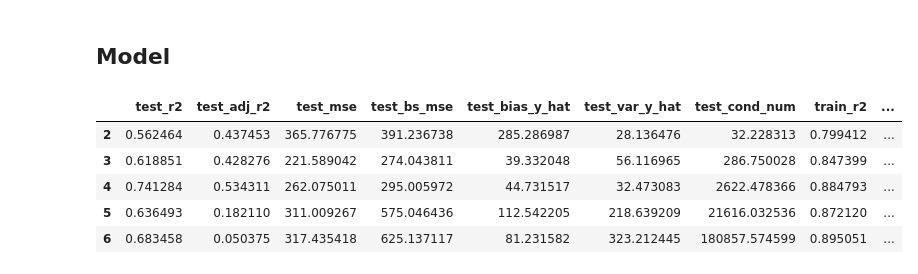
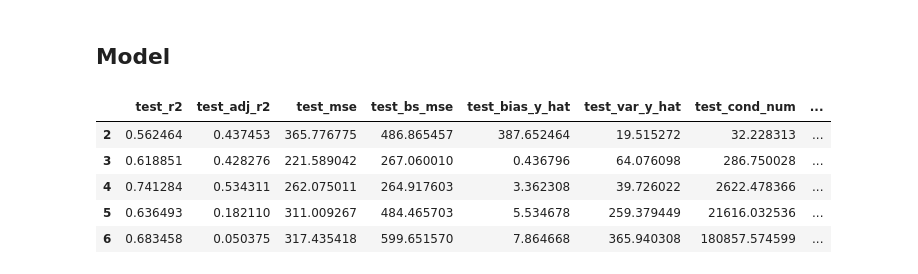
Before and after one commit to 4539453/computational-math, a Jupyter notebook: regression.ipynb, the cells around one changed output. Drawn from its saved outputs; the diff is of its cells as text; code cells hidden in the pictures.

```diff
--- a/regression.ipynb
+++ b/regression.ipynb
@@ -48,6 +38,7 @@ data_params_2 = {
 
 x, y = generate_functional_data(**data_params_1)
 f = data_params_1["f"]
+w_true = np.array([0.0, 1.0, -2.0, 0.5]).reshape((-1, 1))
 # %% [markdown]
 ## Model
 # %%
@@ -96,39 +117,37 @@ def plot(
     plt.show(fig)
 # %%
-# degrees = [1, 2, 10]
-# degrees = range(1, 11)
 degrees = range(2, 7)
 pf = PolynomialFeatures()
 estimator = LinearRegression(transformer=pf)
-bs_sampler = Sampler(type="residuals", estimator=estimator)
+bs_sampler = Sampler(type="cheating", f=f)
 bs = Bootstrap(estimator, bs_sampler, n_bootstraps=100)
 n_cv_splits = 4
 
 
 cv_scores: dict[str, np.ndarray] = {}
 y_hats: list[np.ndarray] = []
 for i, degree in enumerate(degrees):
     # set degree of polynomial features
     pf.degree = degree
     # calculate cv scores
-    score = kfold_cross_validation(bs, x, y, f, n_cv_splits)
+    score = kfold_cross_validation(bs, x, y, f, w_true, n_cv_splits)
     # estimate w_hat on all data
     y_hats.append(estimator.fit(x, y).predict(x).flatten())
     # fill cv_scores dict
     for k, v in score.items():
         if k not in cv_scores.keys():
             cv_scores[k] = np.zeros(len(degrees))
         cv_scores[k][i] = v
 
 # print(pd.DataFrame(cv_scores.values(), index=list(cv_scores.keys()), columns=degrees))
 pd.DataFrame(cv_scores, index=degrees)
 # %% [output]
-|  | test_r2 | test_adj_r2 | test_mse | test_bs_mse | test_bias_y_hat | test_var_y_hat | test_cond_num | train_r2 | ... |
-| 2 | 0.562464 | 0.437453 | 365.776775 | 391.236738 | 285.286987 | 28.136476 | 32.228313 | 0.799412 | ... |
-| 3 | 0.618851 | 0.428276 | 221.589042 | 274.043811 | 39.332048 | 56.116965 | 286.750028 | 0.847399 | ... |
-| 4 | 0.741284 | 0.534311 | 262.075011 | 295.005972 | 44.731517 | 32.473083 | 2622.478366 | 0.884793 | ... |
-| 5 | 0.636493 | 0.182110 | 311.009267 | 575.046436 | 112.542205 | 218.639209 | 21616.032536 | 0.872120 | ... |
-| 6 | 0.683458 | 0.050375 | 317.435418 | 625.137117 | 81.231582 | 323.212445 | 180857.574599 | 0.895051 | ... |
+|  | test_r2 | test_adj_r2 | test_mse | test_bs_mse | test_bias_y_hat | test_var_y_hat | test_cond_num | ... |
+| 2 | 0.562464 | 0.437453 | 365.776775 | 486.865457 | 387.652464 | 19.515272 | 32.228313 | ... |
+| 3 | 0.618851 | 0.428276 | 221.589042 | 267.060010 | 0.436796 | 64.076098 | 286.750028 | ... |
+| 4 | 0.741284 | 0.534311 | 262.075011 | 264.917603 | 3.362308 | 39.726022 | 2622.478366 | ... |
+| 5 | 0.636493 | 0.182110 | 311.009267 | 484.465703 | 5.534678 | 259.379449 | 21616.032536 | ... |
+| 6 | 0.683458 | 0.050375 | 317.435418 | 599.651570 | 7.864668 | 365.940308 | 180857.574599 | ... |
 # %%
 plot(cv_scores, degrees, x, y, y_hats, title="Polynomial regression")
 # %% [output]
```
Also changed, not shown: parts of 15 cells of this notebook, 4 other files.
